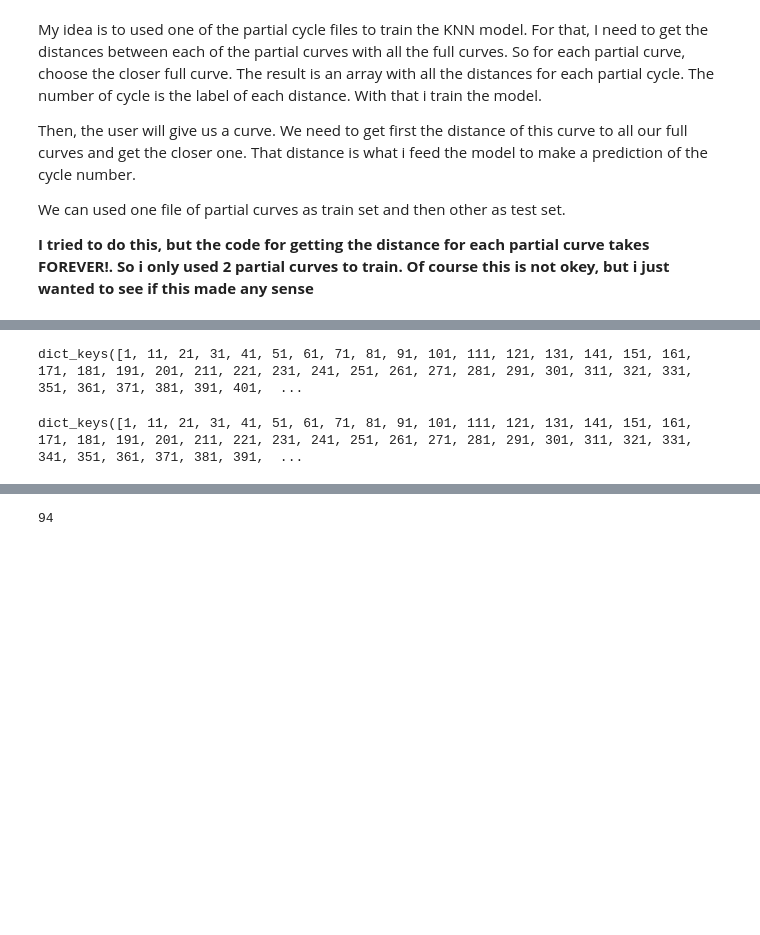
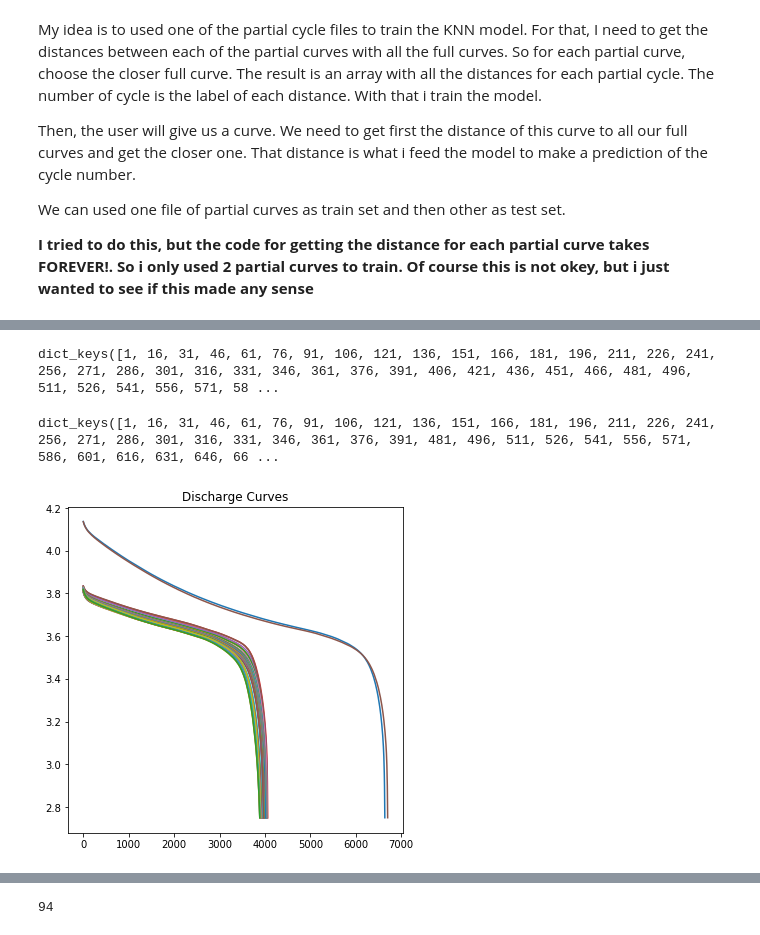
Before and after one commit to vwhu/pulolb, a Jupyter notebook: PULOLB/KNN train by partial curves.ipynb, the cells around one changed output, grey strips where cells are left out. Cells and saved outputs as stored; diff of their text form; code cells hidden in the pictures; blank space fills up the shorter version.

```diff
--- a/PULOLB/KNN train by partial curves.ipynb
+++ b/PULOLB/KNN train by partial curves.ipynb
@@ -36,20 +37,31 @@ print(len(a),len(b))
 # %%
 #Make a shorter partial curve dictionary to uses as train set (because if not the code takes too long)
-PL03c_short = {}
-for idx in range(1, len(PL03d.keys()), 10):
+PL03d_short = {}
+for idx in range(1, len(PL03d.keys()), 15):
         if idx in PL03d.keys():
-            if idx not in PL03c_short.keys():
-                PL03c_short[idx] = PL03c[idx]
-PL03c_short.keys()
+            if idx not in PL03d_short.keys():
+                PL03d_short[idx] = PL03d[idx]
+PL03d_short.keys()
 # %% [output]
-dict_keys([1, 11, 21, 31, 41, 51, 61, 71, 81, 91, 101, 111, 121, 131, 141, 151, 161, 171, 181, 191, 201, 211, 221, 231, 241, 251, 261, 271, 281, 291, 301, 311, 321, 331, 351, 361, 371, 381, 391, 401,  ...
+dict_keys([1, 16, 31, 46, 61, 76, 91, 106, 121, 136, 151, 166, 181, 196, 211, 226, 241, 256, 271, 286, 301, 316, 331, 346, 361, 376, 391, 406, 421, 436, 451, 466, 481, 496, 511, 526, 541, 556, 571, 58 ...
 # %%
 #Make a shorter partial curve dictionary to uses as train set (because if not the code takes too long)
-full_curvesc_short = {}
-for idx in range(1, len(full_curvesc.keys()), 10):
-        if idx in full_curvesc.keys():
-            if idx not in full_curvesc_short.keys():
-                full_curvesc_short[idx] = full_curvesc[idx]
-full_curvesc_short.keys()
+full_curvesd_short = {}
+for idx in range(1, len(full_curvesd.keys()), 15):
+        if idx in full_curvesd.keys():
+            if idx not in full_curvesd_short.keys():
+                full_curvesd_short[idx] = full_curvesd[idx]
+full_curvesd_short.keys()
 # %% [output]
-dict_keys([1, 11, 21, 31, 41, 51, 61, 71, 81, 91, 101, 111, 121, 131, 141, 151, 161, 171, 181, 191, 201, 211, 221, 231, 241, 251, 261, 271, 281, 291, 301, 311, 321, 331, 341, 351, 361, 371, 381, 391,  ...
+dict_keys([1, 16, 31, 46, 61, 76, 91, 106, 121, 136, 151, 166, 181, 196, 211, 226, 241, 256, 271, 286, 301, 316, 331, 346, 361, 376, 391, 481, 496, 511, 526, 541, 556, 571, 586, 601, 616, 631, 646, 66 ...
+# %%
+plt.figure(figsize = (6, 6))
+for i in PL03d_short.keys():
+    if i in PL03d_short.keys():
+        plt.plot((PL03d_short[i]['time']-PL03d_short[i]['time'].iloc[0]), PL03d_short[i]['voltage'])
+    else:
+        pass
+plt.title('Discharge Curves')
+plt.show()
+# %% [output]
+[figure, added]
```
Also changed, not shown: parts of 32 cells of this notebook.
